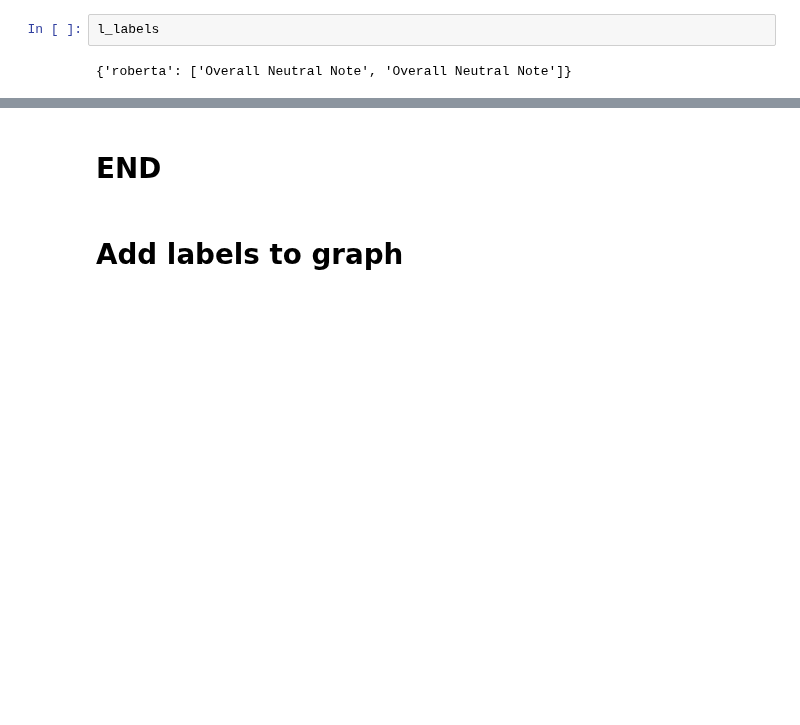
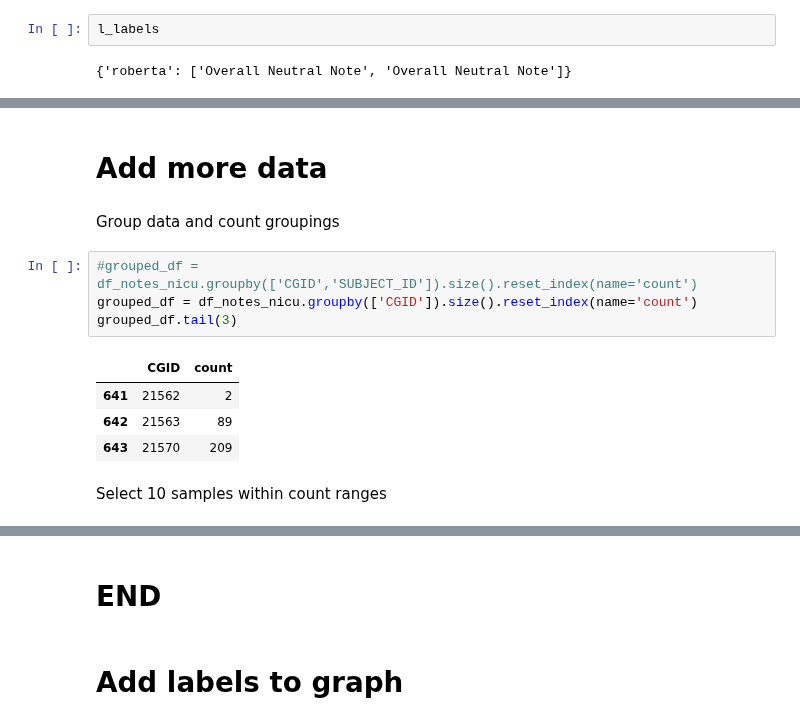
Before and after one commit to tanoManzo/mimic_trajectories, a Jupyter notebook: MIMIC_TRAJECTORY_embeddings_02_collect_data.ipynb, the cells around one changed output, grey strips where cells are left out. Saved outputs shown, nothing was run; the diff lists cells and outputs as text; blank space fills up the shorter version.

```diff
--- a/MIMIC_TRAJECTORY_embeddings_02_collect_data.ipynb
+++ b/MIMIC_TRAJECTORY_embeddings_02_collect_data.ipynb
@@ -242,0 +235,15 @@ df_notes_nicu_selected
+# %% [markdown]
+# **Add more data**
+# %% [markdown]
+Group data and count groupings
+# %%
+#grouped_df = df_notes_nicu.groupby(['CGID','SUBJECT_ID']).size().reset_index(name='count')
+grouped_df = df_notes_nicu.groupby(['CGID']).size().reset_index(name='count')
+grouped_df.tail(3)
+# %% [output]
+|  | CGID | count |
+| 641 | 21562 | 2 |
+| 642 | 21563 | 89 |
+| 643 | 21570 | 209 |
+# %% [markdown]
+Select 10 samples within count ranges
```
Also changed, not shown: parts of 6 cells of this notebook.
